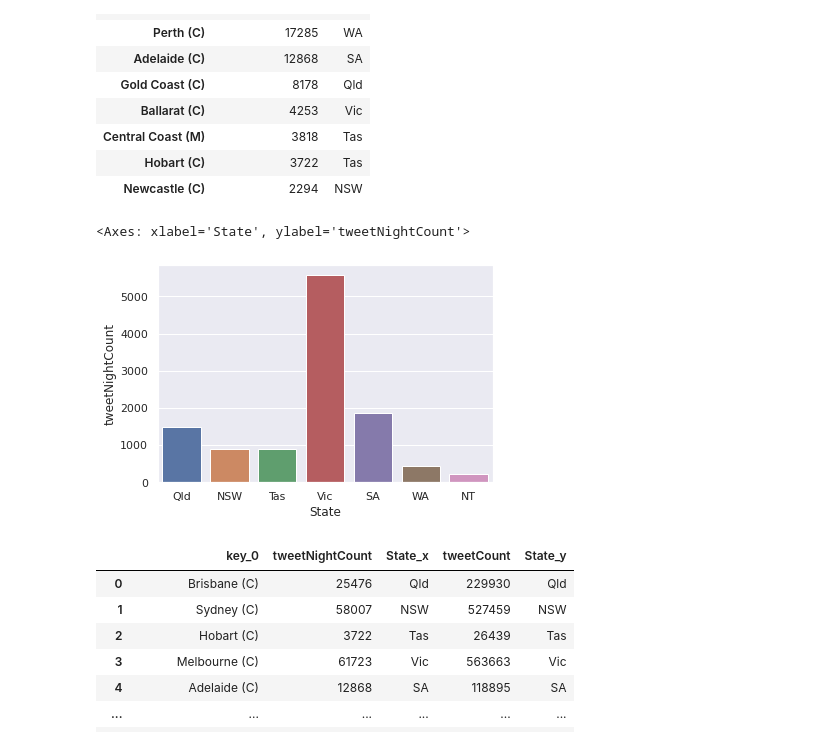
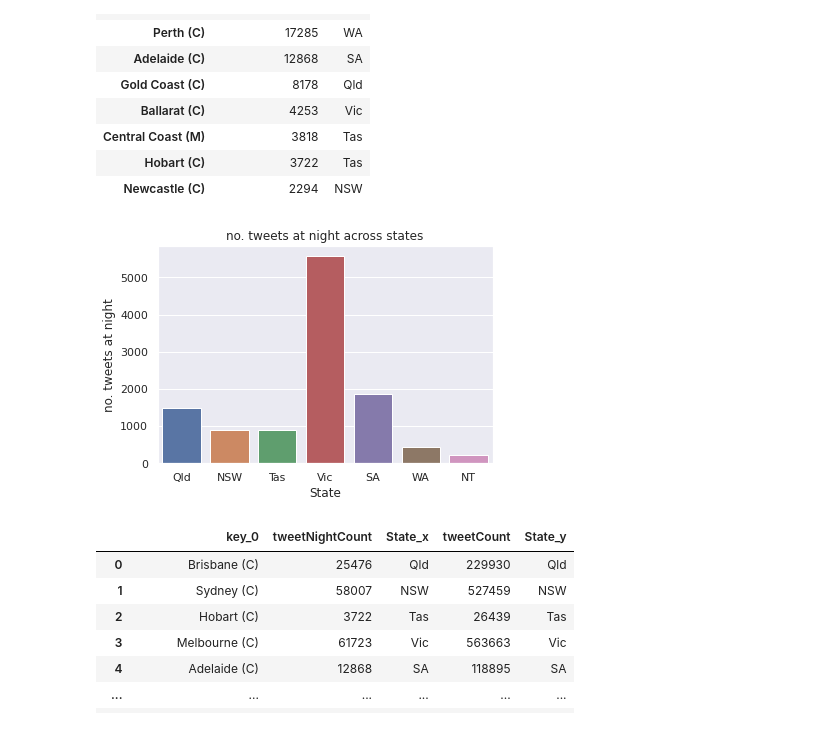
Before and after one commit to rainstyleXDD/Australia-Social-Media-Analytics-on-the-Cloud-Data-Processing, a Jupyter notebook: Data Analysis.ipynb, the cells around one changed output. Cells and saved outputs as stored; diff of their text form; code cells hidden in the pictures.

```diff
--- a/Untitled.ipynb
+++ b/Data Analysis.ipynb
@@ -725,10 +766,13 @@ tweetNightCount.sort_values(by = 'tweetNightCount',ascending = False).head(10)
 | Hobart (C) | 3722 | Tas |
 | Newcastle (C) | 2294 | NSW |
 # %%
-sns.barplot(data=tweetNightCount, x="State", y='tweetNightCount', errorbar = None)
+plt.tight_layout()
+chart=sns.barplot(data=tweetNightCount, x="State", y='tweetNightCount', errorbar = None)
+chart.set_ylabel('no. tweets at night')
+chart.set_title('no. tweets at night across states')
+chart.figure.savefig("./plots/no_night_state", dpi=300)
 # %% [output]
-<Axes: xlabel='State', ylabel='tweetNightCount'>
-[figure, old version]
+[figure, new version]
 # %%
 tweetNight = pd.merge(tweetNightCount, tweetCount,left_on = tweetNightCount.index, right_on = tweetCount.index, how='inner')
 tweetNight
```
Also changed, not shown: parts of 55 cells of this notebook, 31 other files.
